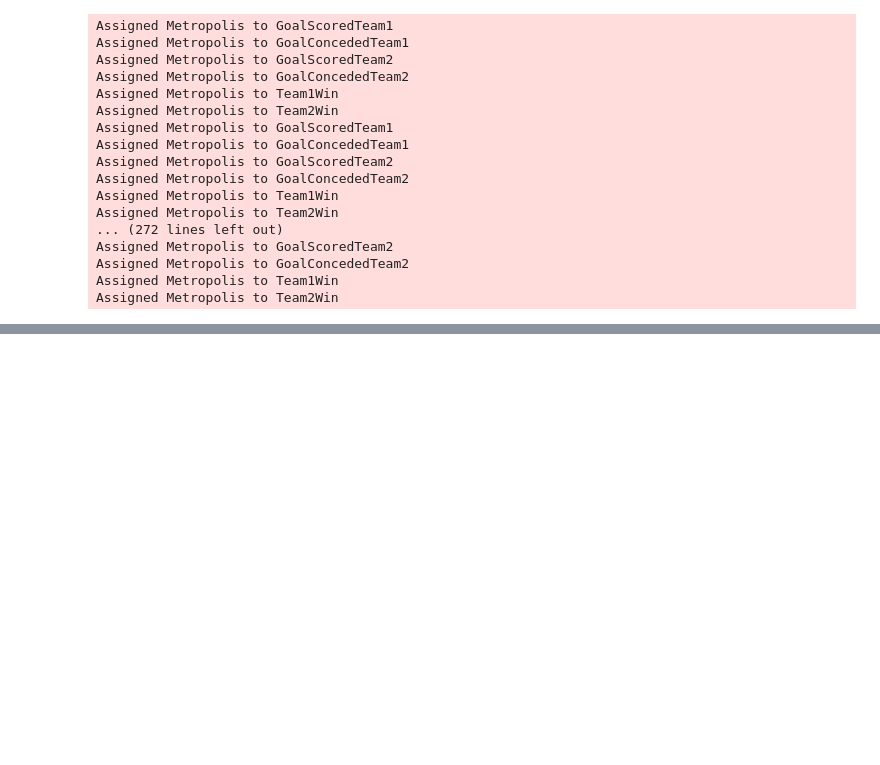
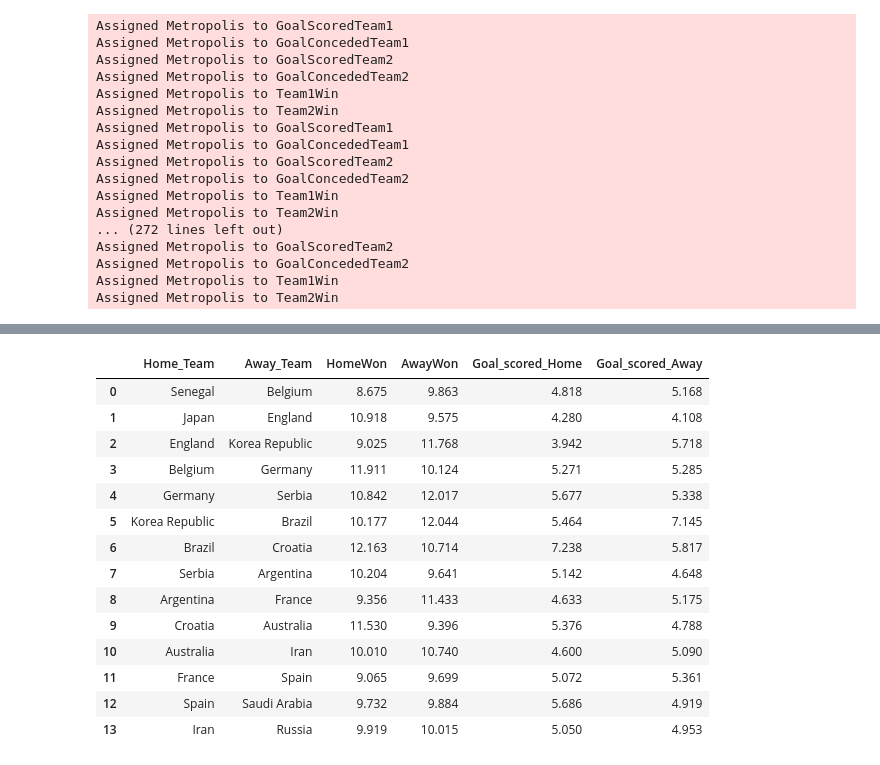
Before and after one commit to sunilsainiK/predict, a Jupyter notebook: Football Testing.ipynb, the cells around one changed output, grey strips where cells are left out. Saved outputs shown, nothing was run; the diff lists cells and outputs as text; code cells hidden in the pictures; blank space fills up the shorter version.

```diff
--- a/Football Testing.ipynb
+++ b/Football Testing.ipynb
@@ -357,0 +265,2 @@ perQtr
+# %%
+GroupR = GroupR.fillna(0)
@@ -357,0 +287,5 @@ perQtr
+# %%
+QualifiedperQtr=GroupR.sort_values(['Group','Points','GoalScored'],ascending=False)
+
+QualifiedperQtr=QualifiedperQtr.reset_index(drop=True)
+QualifiedperQtr
@@ -357,0 +310,5 @@ perQtr
+# %%
+QualifiedperQtr=QualifiedperQtr.groupby('Group').head(2)
+QualifiedperQtr=QualifiedperQtr.sort_values(['Group','Points'],ascending=False)
+QualifiedperQtr=QualifiedperQtr.reset_index(drop=True)
+QualifiedperQtr
@@ -357,0 +333,31 @@ perQtr
+# %%
+i=0
+j=0
+PreQtrR = pd.DataFrame(columns=['Home_Team'])
+for i in range(0,len(QualifiedperQtr)-2):
+    j=0
+    if (i % 2 == 0):
+        j=i+3
+    if (i % 2 != 0):
+        j=i+1
+    print(QualifiedperQtr.Team[i],QualifiedperQtr.Team[j])
+    for k in range(0,7):
+
+        PreQtr = pm.Model();
+        with PreQtr:
+            Team1GoalScored = pm.Poisson('Team1GoalScored',QualifiedperQtr.GoalScored[i])
+            Team1GoalConceded = pm.Poisson('Team1GoalConceded',QualifiedperQtr.GoalConceded[i])
+            Team2GoalScored = pm.Poisson('Team2GoalScored',QualifiedperQtr.GoalScored[j])
+            Team2GoalConceded = pm.Poisson('Team2GoalConceded',QualifiedperQtr.GoalConceded[j])
+            PerQtr1Win = pm.Poisson('PerQtr1Win',Team1GoalScored+Team2GoalConceded)
+            PerQtr2Win = pm.Poisson('PerQtr2Win',Team2GoalScored+Team1GoalConceded)
+            trace2= pm.sample(1000,tune=500,progressbar=True)
+            PreQtrR.at[k,'Home_Team']=QualifiedperQtr.Team[i]
+            PreQtrR.at[k,'Away_Team']=QualifiedperQtr.Team[j]
+            PreQtrR.at[k,'HomeWon']=trace2['PerQtr1Win'].mean()
+            PreQtrR.at[k,'AwayWon']=trace2['PerQtr2Win'].mean()
+            PreQtrR.at[k,'Goal_scored_Home']=trace2['Team1GoalScored'].mean()
+            PreQtrR.at[k,'Goal_scored_Away']=trace2['Team2GoalScored'].mean()
+            if (i % 2 != 0):
+                i=i+3
+            pm.traceplot(trace2)
@@ -357,0 +408,18 @@ perQtr
+# %%
+PreQtrR
+# %% [output]
+|  | Home_Team | Away_Team | HomeWon | AwayWon | Goal_scored_Home | Goal_scored_Away |
+| 0 | Senegal | Belgium | 8.675 | 9.863 | 4.818 | 5.168 |
+| 1 | Japan | England | 10.918 | 9.575 | 4.280 | 4.108 |
+| 2 | England | Korea Republic | 9.025 | 11.768 | 3.942 | 5.718 |
+| 3 | Belgium | Germany | 11.911 | 10.124 | 5.271 | 5.285 |
+| 4 | Germany | Serbia | 10.842 | 12.017 | 5.677 | 5.338 |
+| 5 | Korea Republic | Brazil | 10.177 | 12.044 | 5.464 | 7.145 |
+| 6 | Brazil | Croatia | 12.163 | 10.714 | 7.238 | 5.817 |
+| 7 | Serbia | Argentina | 10.204 | 9.641 | 5.142 | 4.648 |
+| 8 | Argentina | France | 9.356 | 11.433 | 4.633 | 5.175 |
+| 9 | Croatia | Australia | 11.530 | 9.396 | 5.376 | 4.788 |
+| 10 | Australia | Iran | 10.010 | 10.740 | 4.600 | 5.090 |
+| 11 | France | Spain | 9.065 | 9.699 | 5.072 | 5.361 |
+| 12 | Spain | Saudi Arabia | 9.732 | 9.884 | 5.686 | 4.919 |
+| 13 | Iran | Russia | 9.919 | 10.015 | 5.050 | 4.953 |
```
Also changed, not shown: parts of 9 cells of this notebook.
